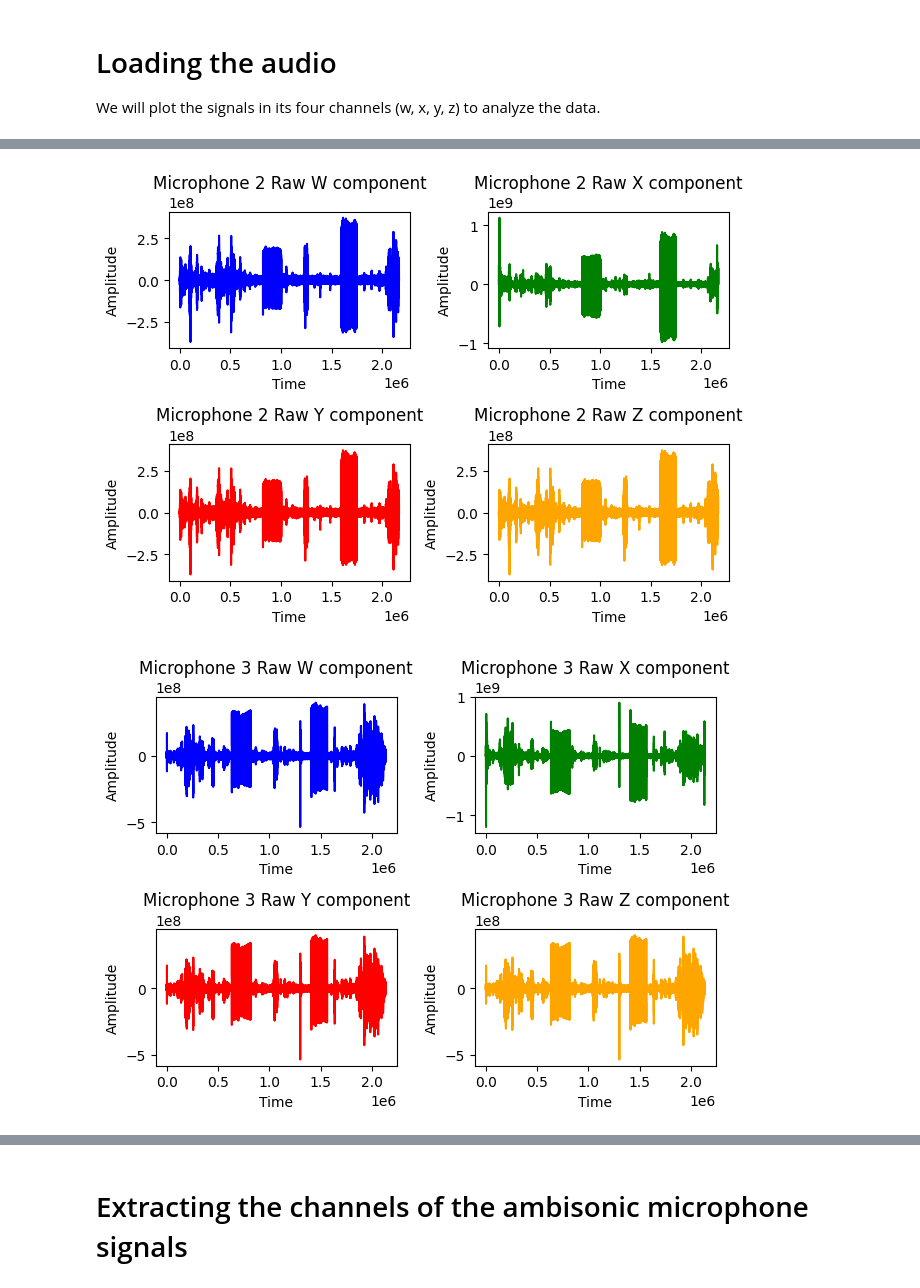
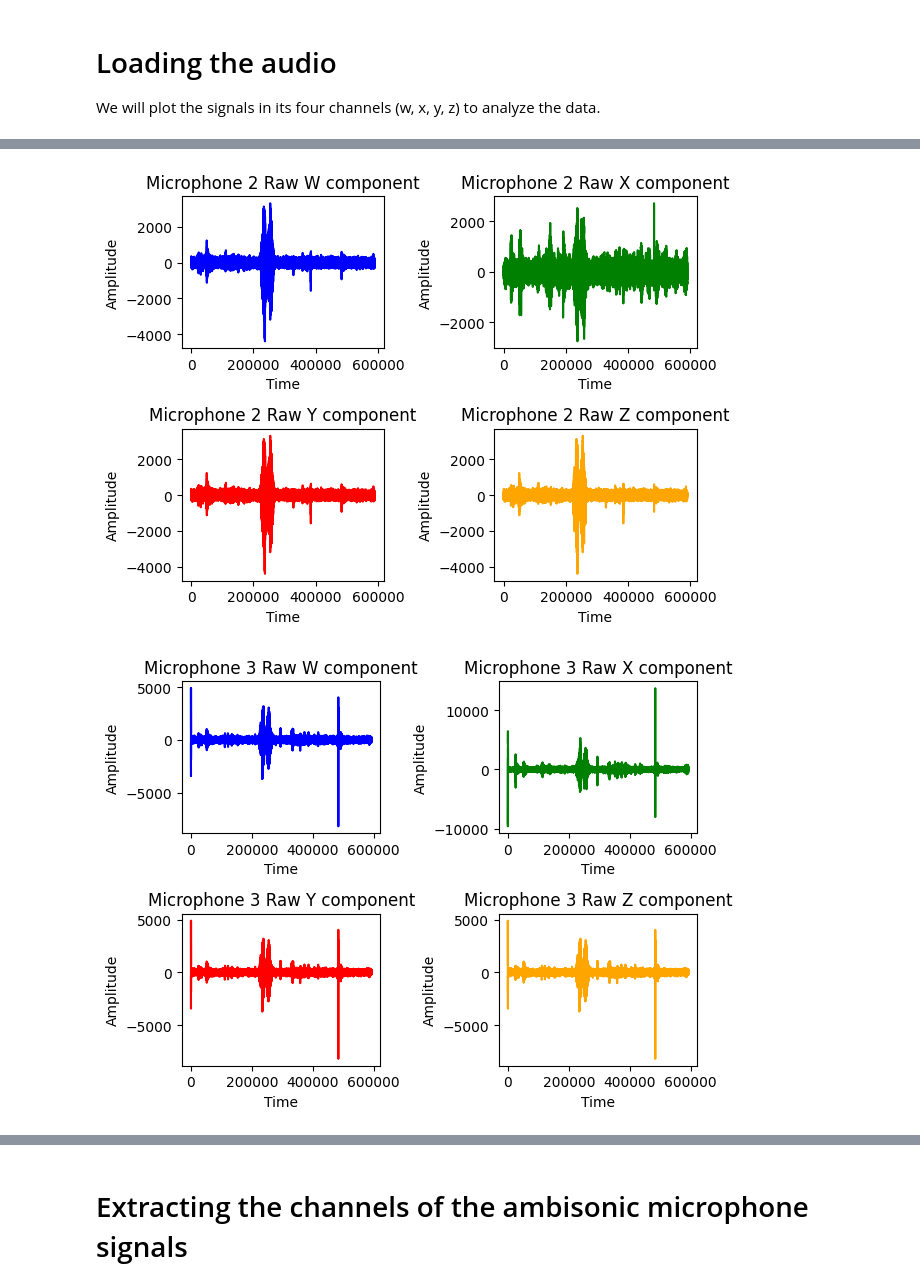
Before and after one commit to tjunjet/spatial_audio, a Jupyter notebook: codes/weighted_dist_tone.ipynb, the cells around one changed output, grey strips where cells are left out. Drawn from its saved outputs; the diff is of its cells as text; code cells hidden in the pictures.

Commit message:
Added trimmed audio data

```diff
--- a/codes/weighted_dist_tone.ipynb
+++ b/codes/weighted_dist_tone.ipynb
@@ -171,10 +171,10 @@ def plot_waves(time_axis, signal, title, xlabel='Time', ylabel='Amplitude'):
 We will plot the signals in its four channels (w, x, y, z) to analyze the data.
 # %%
 # Reading from the files
-fs, mic1_signal = wavfile.read('../data/04_03/mic1.WAV')
-_, mic2_signal = wavfile.read('../data/04_03/mic2.WAV')
-_, mic3_signal = wavfile.read('../data/04_03/mic3.WAV')
-_, gt_signal = wavfile.read('../data/04_03/gt.WAV')
+fs, mic1_signal = wavfile.read('../data/04_03/mic1_trimmed.WAV')
+_, mic2_signal = wavfile.read('../data/04_03/mic2_trimmed.WAV')
+_, mic3_signal = wavfile.read('../data/04_03/mic3_trimmed.WAV')
+_, gt_signal = wavfile.read('../data/04_03/gt_trimmed.WAV')
 
 # Original time_axes
 time_1 = np.arange(1, mic1_signal.shape[0] + 1)
@@ -192,2 +192,2 @@ plot_waves(time_gt, gt_signal, "Ground Truth Microphone Raw")
-[figure, old version]
+[figure, new version]
-[figure, old version]
+[figure, new version]
```
Also changed, not shown: parts of 5 cells of this notebook, 7 other files.
